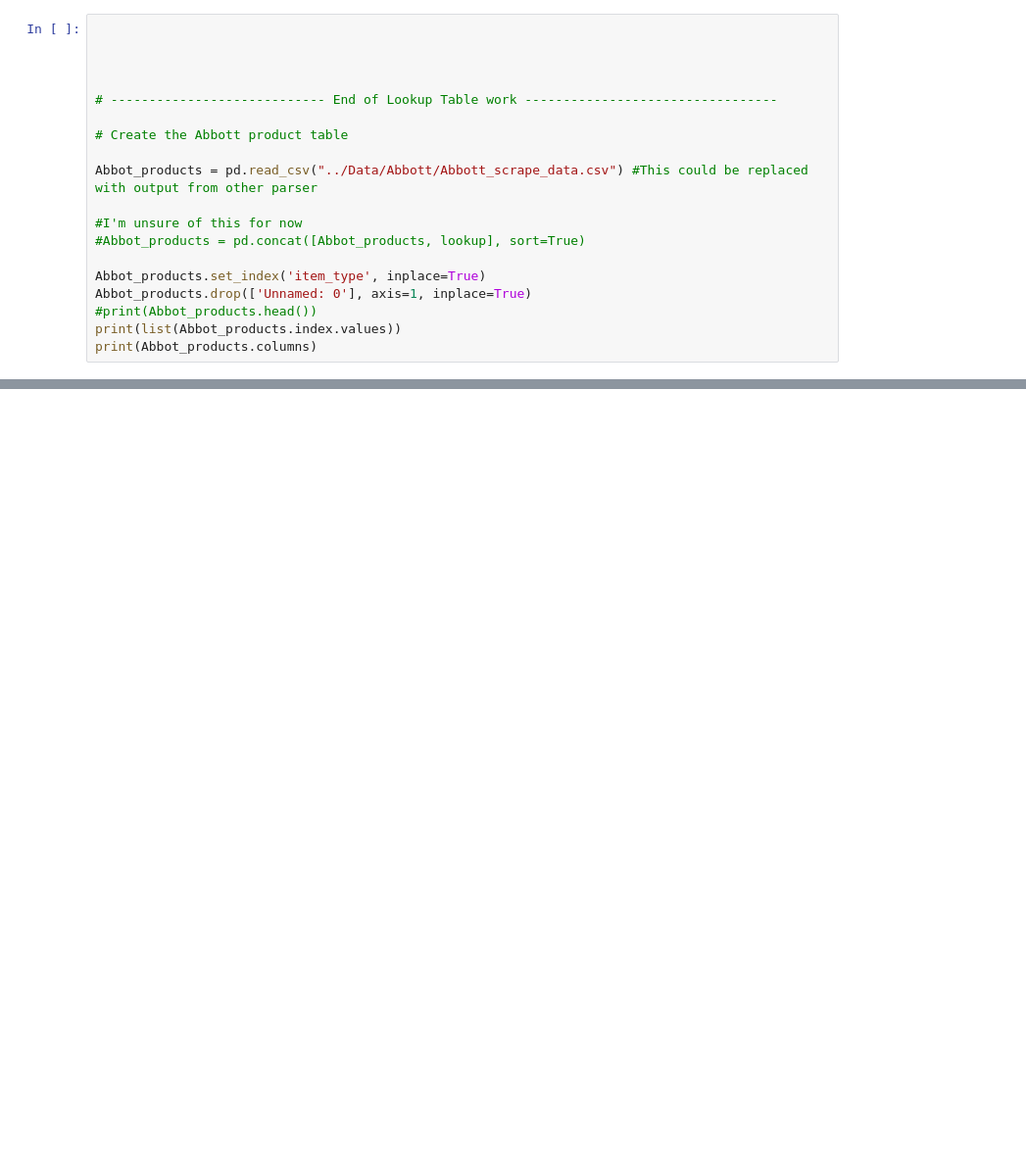
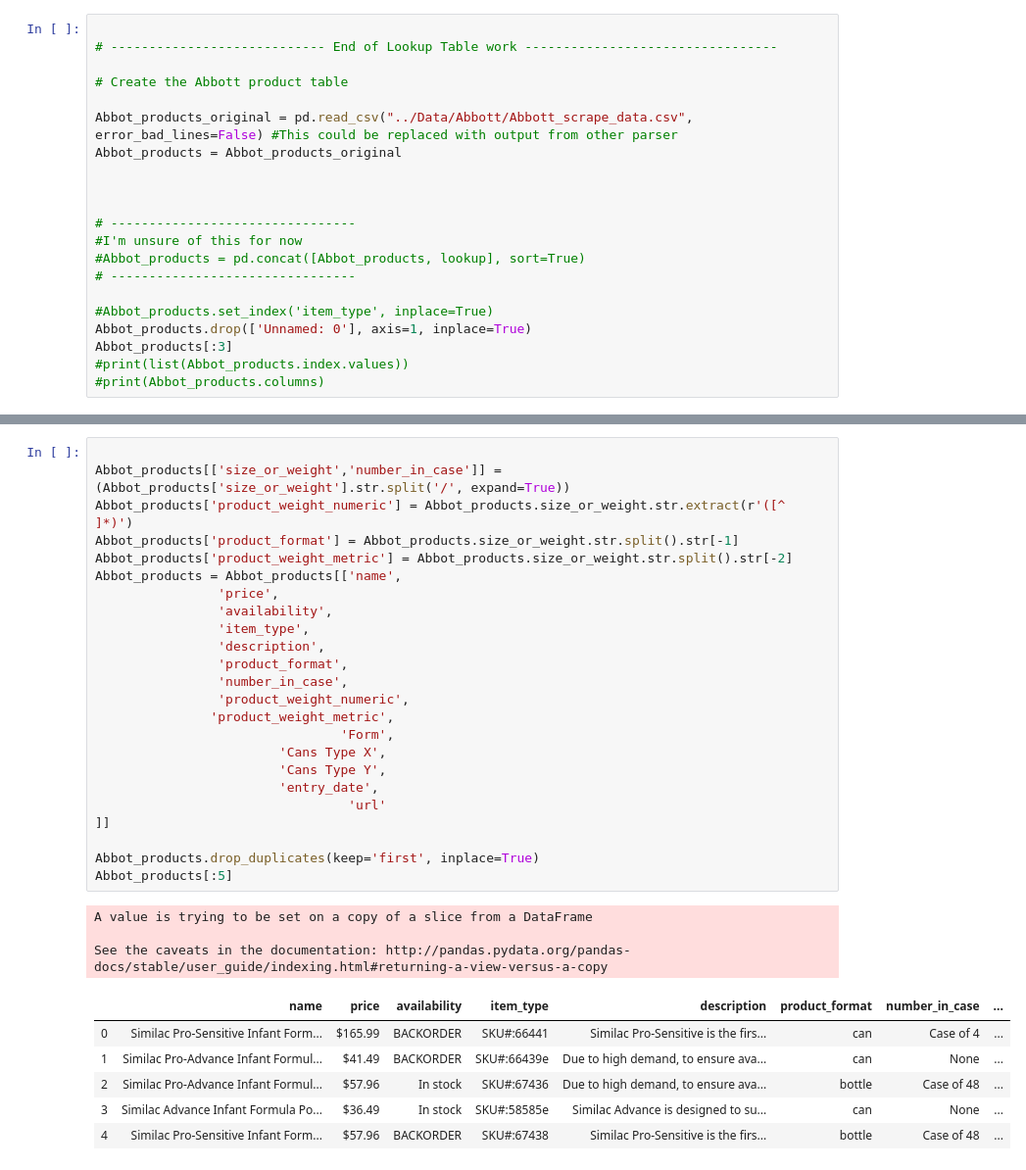
Before and after one commit to CormacCollins/product_crawler, a Jupyter notebook: Source/cormac_table_creator.ipynb, the cells around one changed output, grey strips where cells are left out. Shown: that part at 98% size. Cells and saved outputs as stored; diff of their text form; blank space fills up the shorter version.

Commit message:
Work on cormac_table_creator.py. Also need to include data like allergy information, vitamin/mineral tables etc.

```diff
--- a/Source/cormac_table_creator.ipynb
+++ b/Source/cormac_table_creator.ipynb
@@ -378,20 +369,22 @@ Index(['product_format', 'number_in_case', 'product_weight_numeric',
 # %%
-
-
-
 
 # ---------------------------- End of Lookup Table work ---------------------------------
 
 # Create the Abbott product table
 
-Abbot_products = pd.read_csv("../Data/Abbott/Abbott_scrape_data.csv") #This could be replaced with output from other parser
+Abbot_products_original = pd.read_csv("../Data/Abbott/Abbott_scrape_data.csv", error_bad_lines=False) #This could be replaced with output from other parser
+Abbot_products = Abbot_products_original
 
+
+
+# --------------------------------
 #I'm unsure of this for now
 #Abbot_products = pd.concat([Abbot_products, lookup], sort=True)
+# --------------------------------
 
-Abbot_products.set_index('item_type', inplace=True)
+#Abbot_products.set_index('item_type', inplace=True)
 Abbot_products.drop(['Unnamed: 0'], axis=1, inplace=True)
-#print(Abbot_products.head())
-print(list(Abbot_products.index.values))
-print(Abbot_products.columns)
+Abbot_products[:3]
+#print(list(Abbot_products.index.values))
+#print(Abbot_products.columns)
 # %% [output]
@@ -408,0 +397,34 @@ Index(['url', 'name', 'price', 'size_or_weight', 'availability', 'description',
+# %%
+
+Abbot_products[['size_or_weight','number_in_case']] = (Abbot_products['size_or_weight'].str.split('/', expand=True))
+Abbot_products['product_weight_numeric'] = Abbot_products.size_or_weight.str.extract(r'([^ ]*)')
+Abbot_products['product_format'] = Abbot_products.size_or_weight.str.split().str[-1]
+Abbot_products['product_weight_metric'] = Abbot_products.size_or_weight.str.split().str[-2]
+Abbot_products = Abbot_products[['name',
+                'price',
+                'availability',
+                'item_type',
+                'description',
+                'product_format',
+                'number_in_case',
+                'product_weight_numeric',
+               'product_weight_metric',
+                                'Form',
+                        'Cans Type X',
+                        'Cans Type Y',
+                        'entry_date',
+                                 'url'
+]]
+
+Abbot_products.drop_duplicates(keep='first', inplace=True)
+Abbot_products[:5]
+# %% [output]
+A value is trying to be set on a copy of a slice from a DataFrame
+
+See the caveats in the documentation: http://pandas.pydata.org/pandas-docs/stable/user_guide/indexing.html#returning-a-view-versus-a-copy
+|  | name | price | availability | item_type | description | product_format | number_in_case | ... |
+| 0 | Similac Pro-Sensitive Infant Form... | $165.99 | BACKORDER | SKU#:66441 | Similac Pro-Sensitive is the firs... | can | Case of 4 | ... |
+| 1 | Similac Pro-Advance Infant Formul... | $41.49 | BACKORDER | SKU#:66439e | Due to high demand, to ensure ava... | can | None | ... |
+| 2 | Similac Pro-Advance Infant Formul... | $57.96 | In stock | SKU#:67436 | Due to high demand, to ensure ava... | bottle | Case of 48 | ... |
+| 3 | Similac Advance Infant Formula Po... | $36.49 | In stock | SKU#:58585e | Similac Advance is designed to su... | can | None | ... |
+| 4 | Similac Pro-Sensitive Infant Form... | $57.96 | BACKORDER | SKU#:67438 | Similac Pro-Sensitive is the firs... | bottle | Case of 48 | ... |
```
Also changed, not shown: parts of 6 cells of this notebook, 5 other files.
